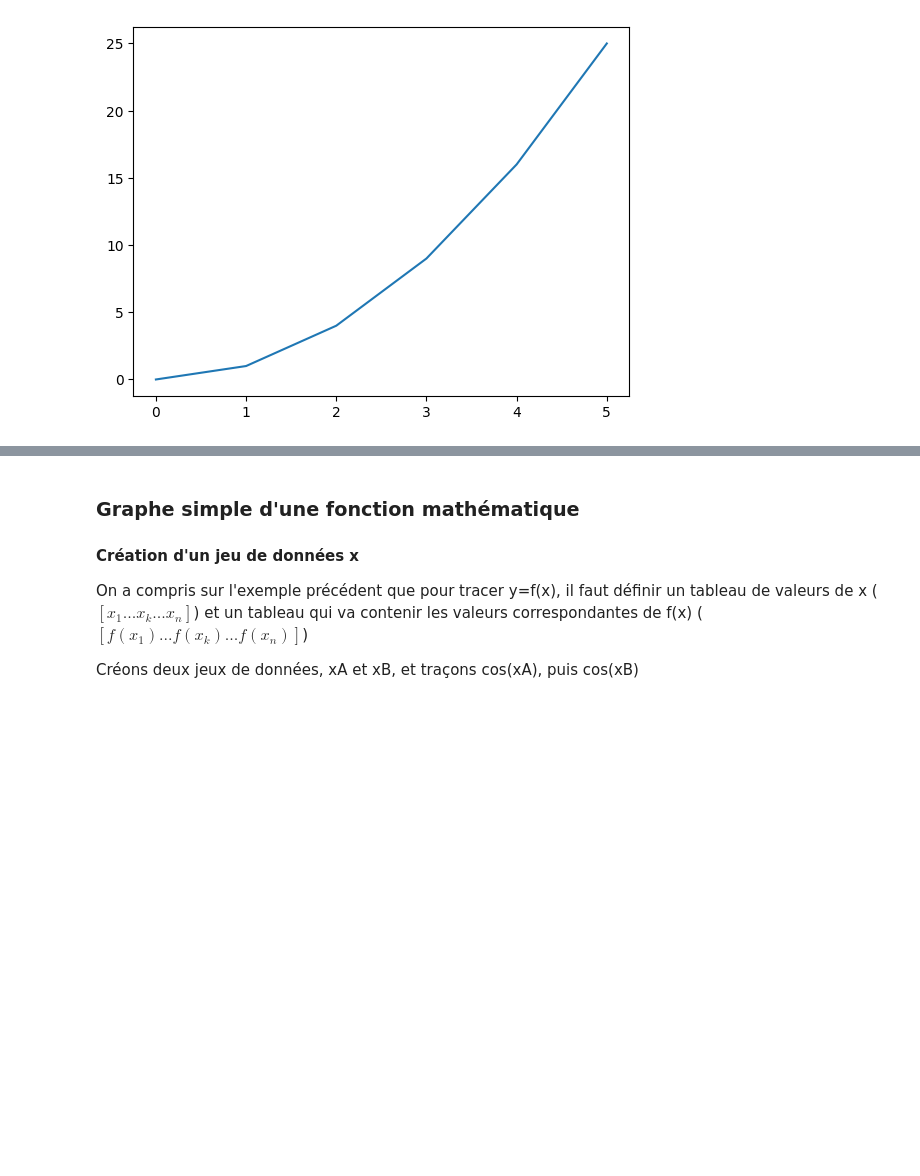
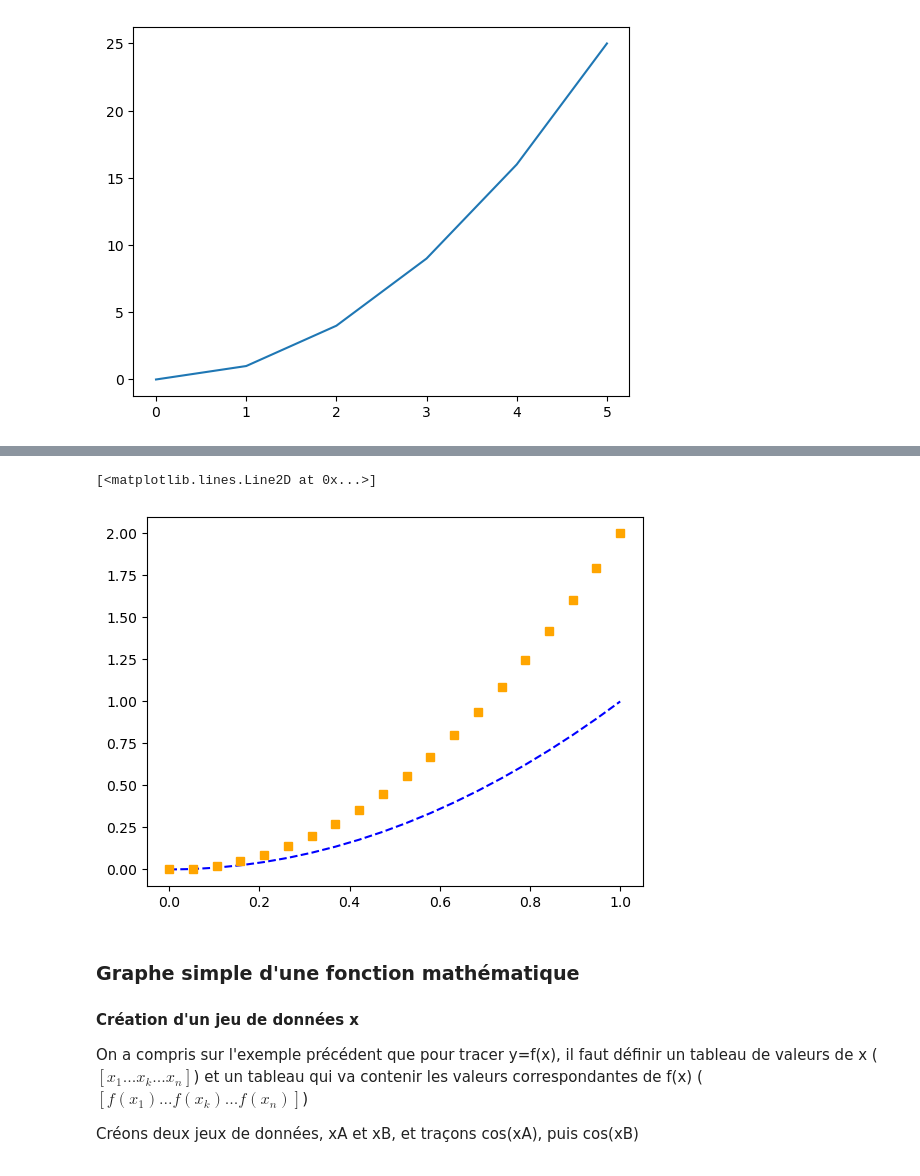
Before and after one commit to YannickHallez/CHIM2-ON1, a Jupyter notebook: Graphes.ipynb, the cells around one changed output, grey strips where cells are left out. Saved outputs shown, nothing was run; the diff lists cells and outputs as text; code cells hidden in the pictures; blank space fills up the shorter version.

```diff
--- a/Graphes.ipynb
+++ b/Graphes.ipynb
@@ -129,3 +173,15 @@ plot(x,x**2,marker='o');
+# %%
+# On définit un tableau de x allant de 0 à 1 avec 100 points
+x = linspace(0, 1, 20)
+# On définit 4 tableaux qui vont servir d'ordonnées
+y1 =   x**2
+y2 = 2*x**2
+# On trace les 4 courbes avec des styles différents
+plot(x, y1, linestyle='--', color='blue') # ligne bleues
+plot(x, y2, linestyle="none", marker='s', color="orange") # carrés oranges, et il faut empêcher le tracé d'une ligne avec linestyle="none"
+# %% [output]
+[<matplotlib.lines.Line2D at 0x...>]
+[figure, added]
 # %% [markdown]
 ### Graphe simple d'une fonction mathématique
 
```
Also changed, not shown: parts of 16 cells of this notebook.
